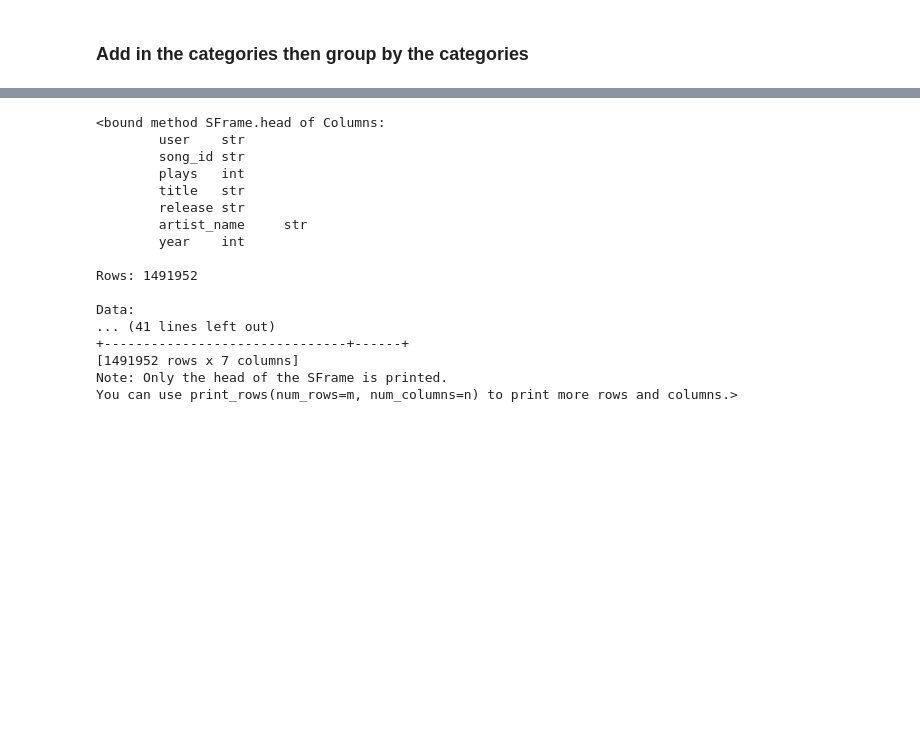
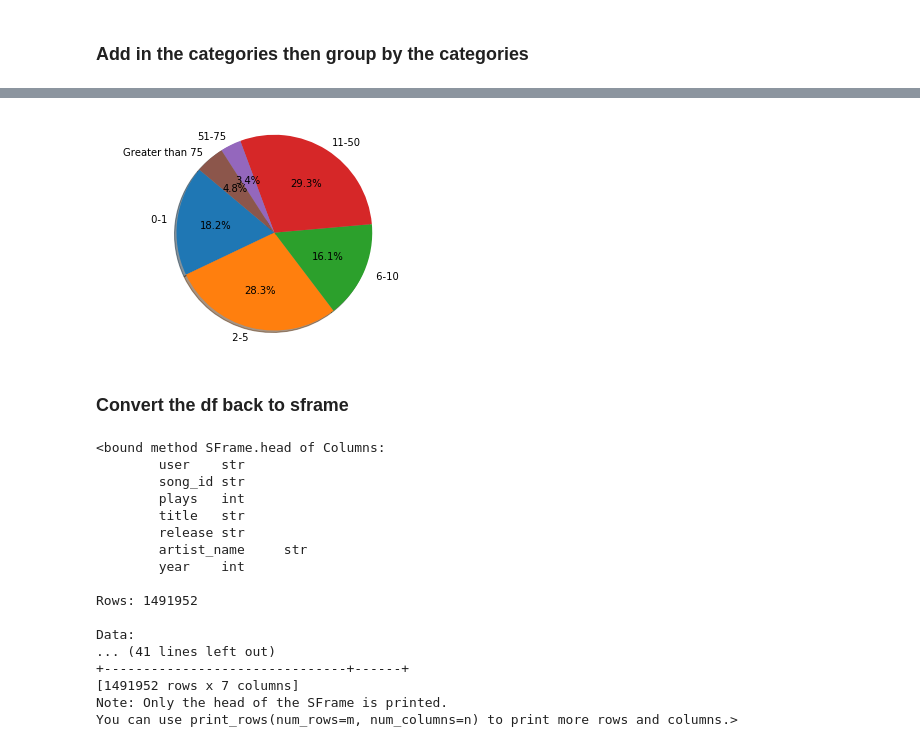
Before and after one commit to kjprice/SMU-data-mining, a Jupyter notebook: python_notebooks/DataMiningProj3_TuriSongData.ipynb, the cells around one changed output, grey strips where cells are left out. Drawn from its saved outputs; the diff is of its cells as text; code cells hidden in the pictures; blank space fills up the shorter version.

```diff
--- a/python_notebooks/DataMiningProj3_TuriSongData.ipynb
+++ b/python_notebooks/DataMiningProj3_TuriSongData.ipynb
@@ -165,0 +165,4 @@ SyntaxError: invalid syntax (<ipython-input-77-708a6347649a>, line 18)
+# %%
+df_artist = new_df.groupby(by=['user','artist_name','category'])[['plays']].sum().reset_index()
+
+df_artist.head()
@@ -165,0 +176,11 @@ SyntaxError: invalid syntax (<ipython-input-77-708a6347649a>, line 18)
+# %%
+#Group by categories
+
+art_pc = df_artist.groupby(by=['category'])[['plays']].sum().reset_index()
+
+art_pc.head()
+plt.pie(art_pc['plays'], labels=art_pc['category'], autopct='%1.1f%%', shadow=True, startangle=140)
+plt.axis('equal')
+plt.show()
+# %% [output]
+[figure, added]
@@ -166 +189,3 @@ SyntaxError: invalid syntax (<ipython-input-77-708a6347649a>, line 18)
+# %% [markdown]
+### Convert the df back to sframe
 # %%
```
Also changed, not shown: parts of 10 cells of this notebook, 1 other file.
